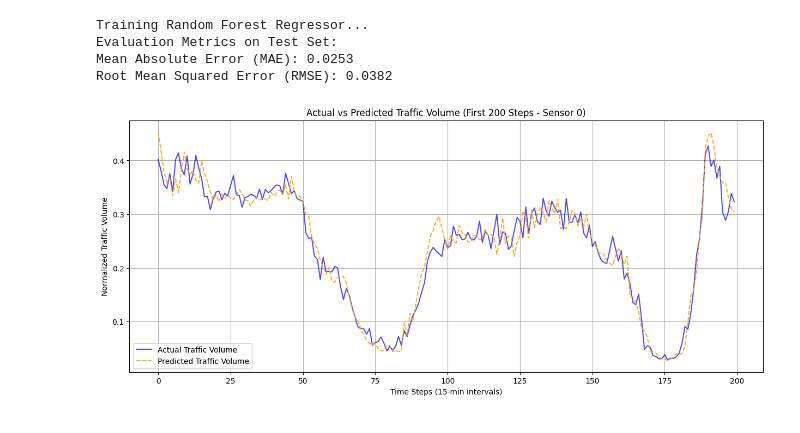
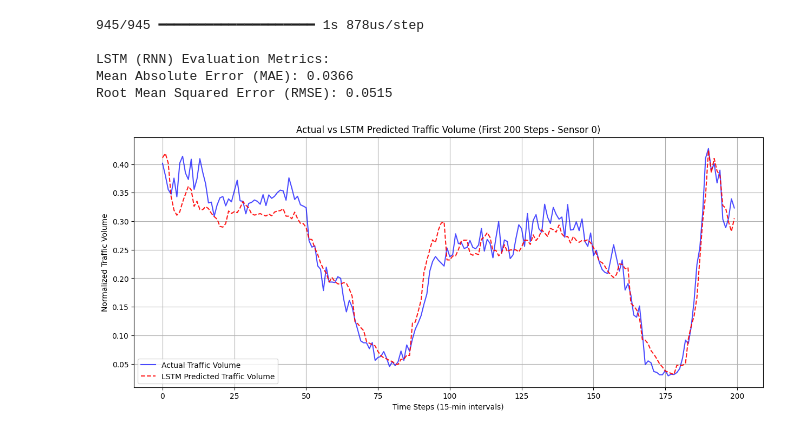
Before and after one commit to yashwand/24ai112---Yashwand-, a Jupyter notebook: CAT_2.ipynb, the cells around one changed output. Saved outputs shown, nothing was run; the diff lists cells and outputs as text; code cells hidden in the pictures.

```diff
--- a/CAT_2.ipynb
+++ b/CAT_2.ipynb
@@ -141,0 +44,9 @@ Testing set shape: X=(30240, 48), y=(30240,)
+# %%
+# Train the LSTM model
+history = model_lstm.fit(
+    X_train_lstm, y_train,
+    epochs=10,
+    batch_size=128,
+    validation_split=0.1,
+    verbose=1
+)
@@ -142,39 +74,32 @@ Testing set shape: X=(30240, 48), y=(30240,)
 # %%
-# Train a Random Forest model
-print("Training Random Forest Regressor...")
-model = RandomForestRegressor(n_estimators=50, random_state=42, n_jobs=-1)
-model.fit(X_train, y_train)
+# Evaluate the LSTM model
+predictions_lstm = model_lstm.predict(X_test_lstm).flatten()
 
-# Predict and Evaluate
-predictions = model.predict(X_test)
+mae_lstm = mean_absolute_error(y_test, predictions_lstm)
+rmse_lstm = root_mean_squared_error(y_test, predictions_lstm)
 
-mae = mean_absolute_error(y_test, predictions)
-rmse = root_mean_squared_error(y_test, predictions)
-
-print(f"Evaluation Metrics on Test Set:")
-print(f"Mean Absolute Error (MAE): {mae:.4f}")
-print(f"Root Mean Squared Error (RMSE): {rmse:.4f}")
+print(f"\nLSTM (RNN) Evaluation Metrics:")
+print(f"Mean Absolute Error (MAE): {mae_lstm:.4f}")
+print(f"Root Mean Squared Error (RMSE): {rmse_lstm:.4f}")
 # %% [output]
-Training Random Forest Regressor...
-Evaluation Metrics on Test Set:
-Mean Absolute Error (MAE): 0.0253
-Root Mean Squared Error (RMSE): 0.0382
+945/945 ━━━━━━━━━━━━━━━━━━━━ 1s 878us/step
+
+LSTM (RNN) Evaluation Metrics:
+Mean Absolute Error (MAE): 0.0366
+Root Mean Squared Error (RMSE): 0.0515
 # %%
-# Plot actual vs predicted traffic volume for a sample sensor over time
-# Re-arrange back to (sensors, time_steps) for plotting convenience
-y_test_reshaped = y_test.reshape(840, 36).T
-predictions_reshaped = predictions.reshape(840, 36).T
+# Plot actual vs predicted traffic volume for LSTM (Sensor 0)
+predictions_lstm_reshaped = predictions_lstm.reshape(840, 36).T
 
-# Let's select Sensor 0
 sensor_idx = 0
 plt.figure(figsize=(15, 6))
 plt.plot(y_test_reshaped[sensor_idx, :200], label='Actual Traffic Volume', color='blue', alpha=0.7)
-plt.plot(predictions_reshaped[sensor_idx, :200], label='Predicted Traffic Volume', color='orange', linestyle='--', alpha=0.9)
-plt.title(f'Actual vs Predicted Traffic Volume (First 200 Steps - Sensor {sensor_idx})')
+plt.plot(predictions_lstm_reshaped[sensor_idx, :200], label='LSTM Predicted Traffic Volume', color='red', linestyle='--', alpha=0.9)
+plt.title(f'Actual vs LSTM Predicted Traffic Volume (First 200 Steps - Sensor {sensor_idx})')
 plt.xlabel('Time Steps (15-min intervals)')
 plt.ylabel('Normalized Traffic Volume')
 plt.legend()
 plt.grid(True)
 plt.show()
 # %% [output]
-[figure, old version]
+[figure, new version]
```
Also changed, not shown: parts of 6 cells of this notebook.
